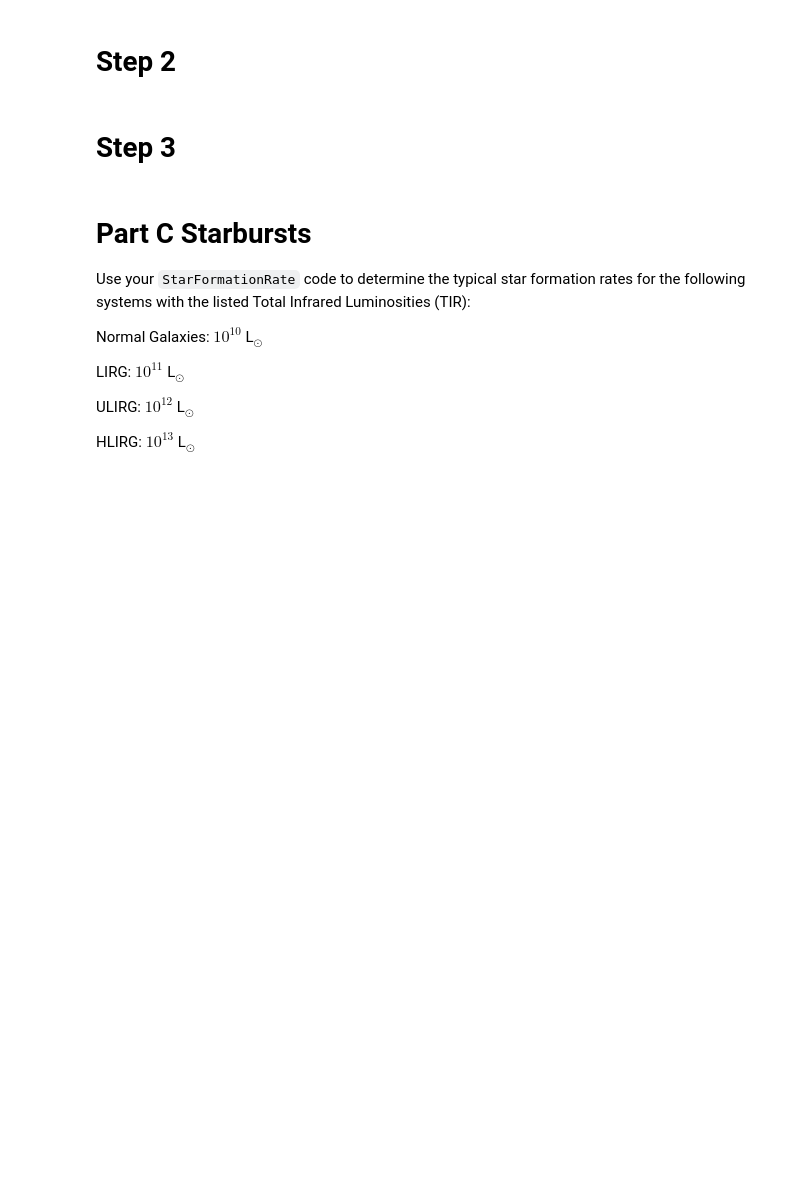
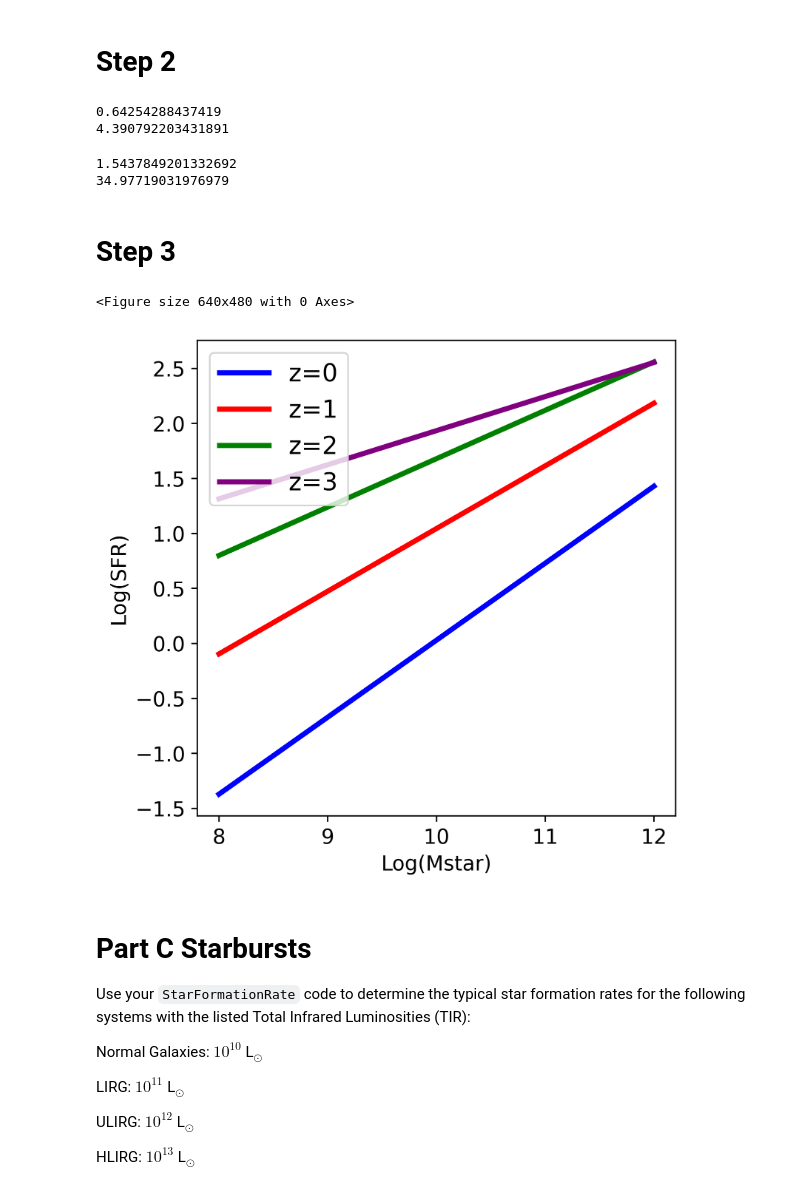
Before and after one commit to AKDoty/400B_rep, a Jupyter notebook: Labs/Lab8/Lab8.ipynb, the cells around one changed output. Drawn from its saved outputs; the diff is of its cells as text; code cells hidden in the pictures; blank space fills up the shorter version.

```diff
--- a/Labs/Lab8/Lab8.ipynb
+++ b/Labs/Lab8/Lab8.ipynb
@@ -128,4 +131,18 @@ def SFRmainsequence(Mstar, z):
+# %%
+#SFR for a MW type galaxy
+
+print(SFRmainsequence(MWmstar, 0)) #log
+print(10**SFRmainsequence(MWmstar, 0)) #not log (in stellar masses/year)
+# %% [output]
+0.64254288437419
+4.390792203431891
 # %%
 # MW at z = 1
+
+print(SFRmainsequence(MWmstar, 1))
+print(10**SFRmainsequence(MWmstar, 1))
+# %% [output]
+1.5437849201332692
+34.97719031976979
 # %% [markdown]
 # Step 3
@@ -134,27 +149,46 @@ def SFRmainsequence(Mstar, z):
+# %%
+#want to make a plot of redshift on main sequence
+
+# create an array of stellar masses
+Mass = np.linspace(1e8, 1e12) #NOT log spacing, linear spacing
 # %%
 
-fig = plt.figure(figsize=(8,8), dpi=500)
+fig = plt.figure(figsize=(5,5), dpi=500)
 ax = plt.subplot(111)
 
 # add log log plots
+plt.plot(np.log10(Mass), SFRmainsequence(Mass, 0), color = 'blue', linewidth = 3, label = 'z=0')
+#can give SFRmainsequnce either a single value or an array for mass
 
+plt.plot(np.log10(Mass), SFRmainsequence(Mass, 1), color = 'red', linewidth = 3, label = 'z=1')
+
+plt.plot(np.log10(Mass), SFRmainsequence(Mass, 2), color = 'green', linewidth = 3, label = 'z=2')
+
+plt.plot(np.log10(Mass), SFRmainsequence(Mass, 3), color = 'purple', linewidth = 3, label = 'z=3')
 
 # Add axis labels
-plt.xlabel('Log(Mstar (M$_\odot$))', fontsize=12)
-plt.ylabel('Log(SFR (M$_\odot$/year))', fontsize=12)
+#plt.xlabel('Log(Mstar (M$_\odot$))', fontsize=12)
+#plt.ylabel('Log(SFR (M$_\odot$/year))', fontsize=12)
+    #this gets a syntax error that doesn't let graphs go through
 
+plt.xlabel('Log(Mstar)', fontsize=12)
+plt.ylabel('Log(SFR)', fontsize=12)
 
 #adjust tick label font size
 label_size = 12
 matplotlib.rcParams['xtick.labelsize'] = label_size
 matplotlib.rcParams['ytick.labelsize'] = label_size
 
 # add a legend with some customizations.
 legend = ax.legend(loc='upper left',fontsize='x-large')
 
+# Save file
+plt.savefig('Lab8_SFR_MainSequence.png')
 
-# Save file
-#plt.savefig('Lab8_SFR_MainSequence.png')
+plt.show()
+# %% [output]
+<Figure size 640x480 with 0 Axes>
+[figure, added]
 # %% [markdown]
 # Part C  Starbursts
 
```
Also changed, not shown: parts of 9 cells of this notebook, 1 other file.
